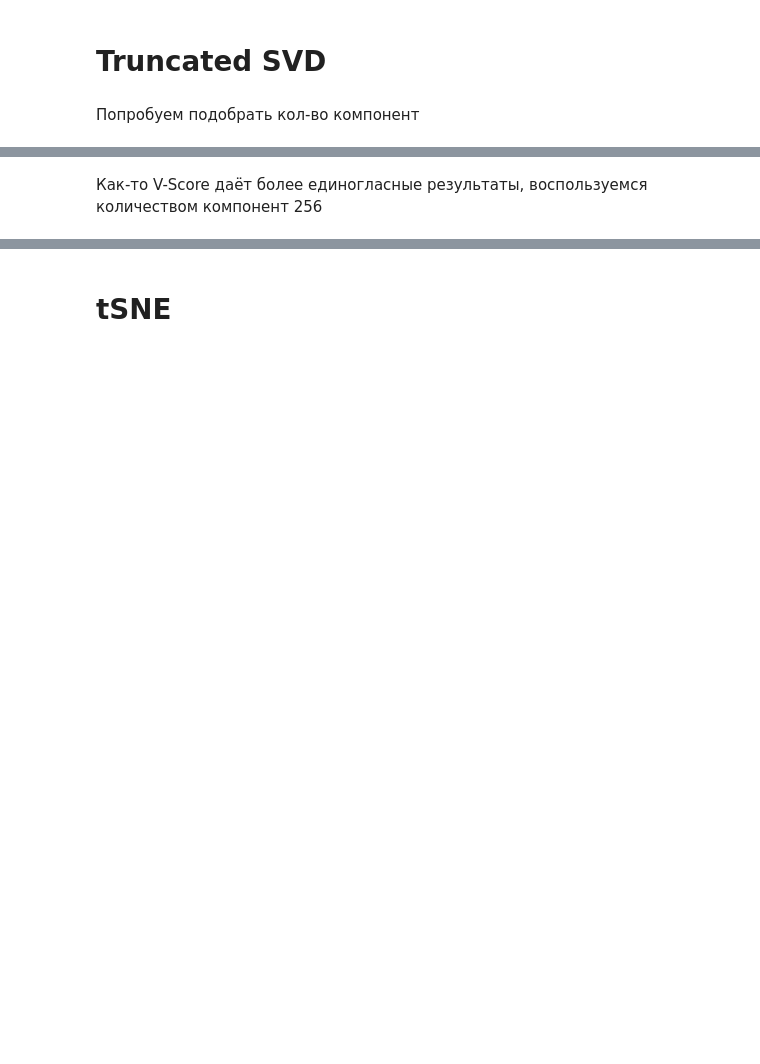
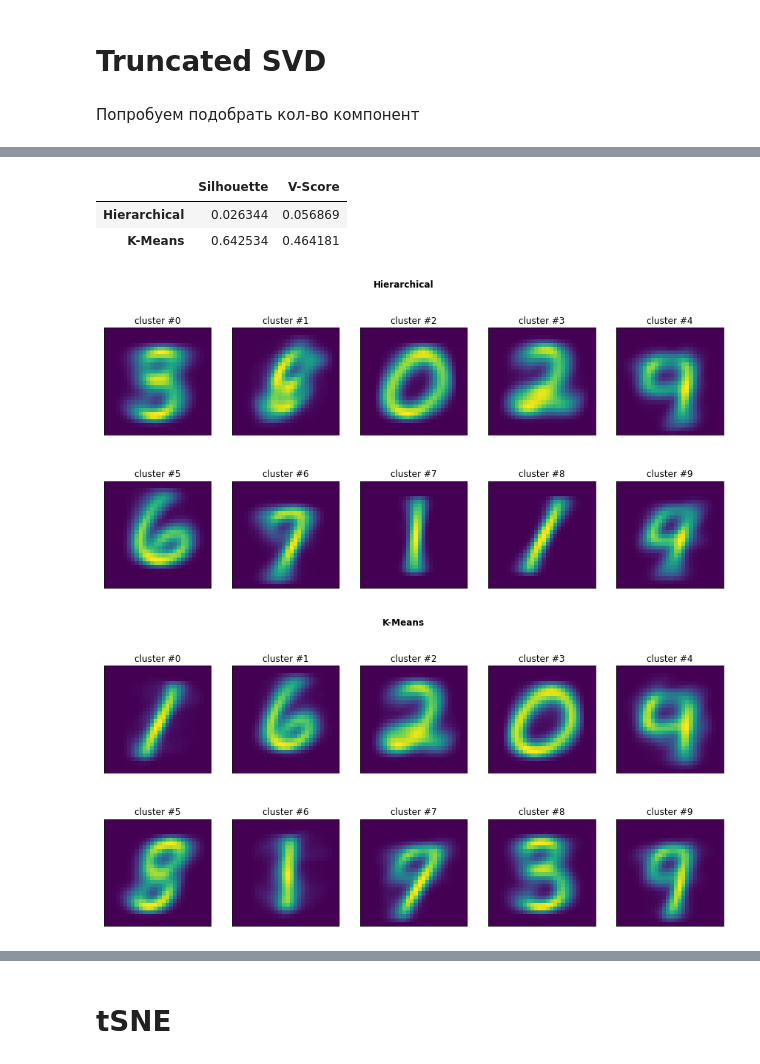
Before and after one commit to zappaz00/8_clustering, a Jupyter notebook: clustering.ipynb, the cells around one changed output, grey strips where cells are left out. Saved outputs shown, nothing was run; the diff lists cells and outputs as text; code cells hidden in the pictures; blank space fills up the shorter version.

```diff
--- a/clustering.ipynb
+++ b/clustering.ipynb
@@ -634,6 +636,15 @@ print(f'По V-Score лучшее кол-во компонент для Hierarch
 По V-Score лучшее кол-во компонент для Hierarchical = 256
-# %% [markdown]
-Как-то V-Score даёт более единогласные результаты, воспользуемся количеством компонент 256
+# %%
+tSVD = TruncatedSVD(n_components=16, random_state=42)
+X_red = tSVD.fit_transform(X_test)
+
+svd_scores_16 = print_cluster_results(np.array(X_test), X_red, y_test)
+# %% [output]
+|  | Silhouette | V-Score |
+| Hierarchical | 0.026344 | 0.056869 |
+| K-Means | 0.642534 | 0.464181 |
+[figure, added]
+[figure, added]
 # %%
 tSVD = TruncatedSVD(n_components=256, random_state=42)
 X_red = tSVD.fit_transform(X_test)
```
Also changed, not shown: parts of 9 cells of this notebook.
